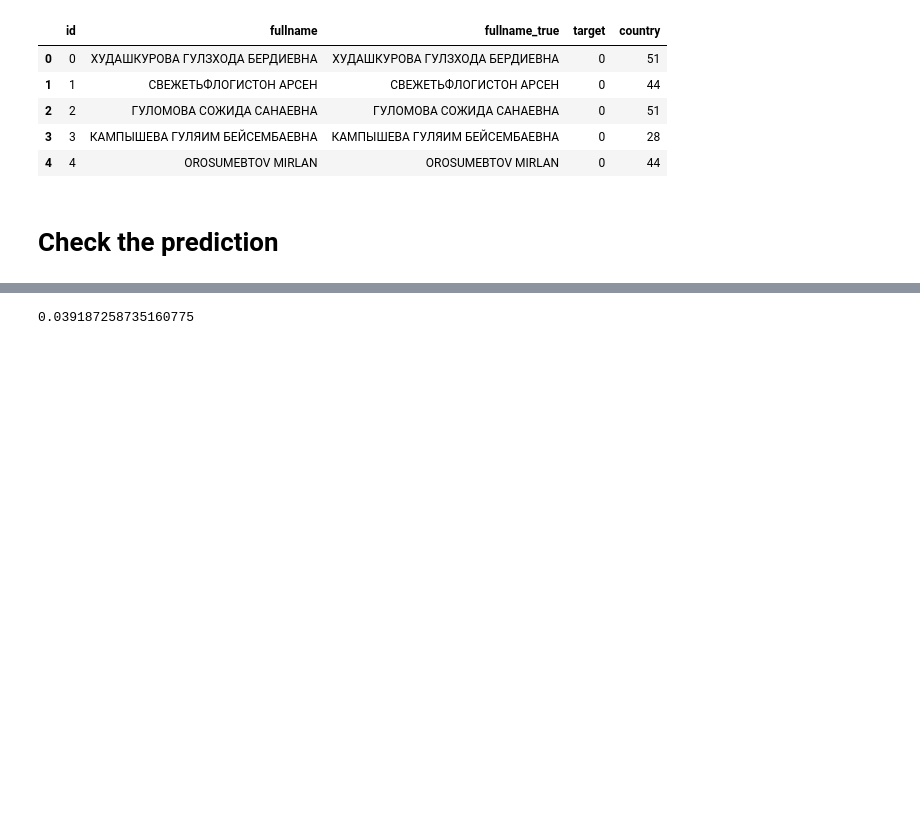
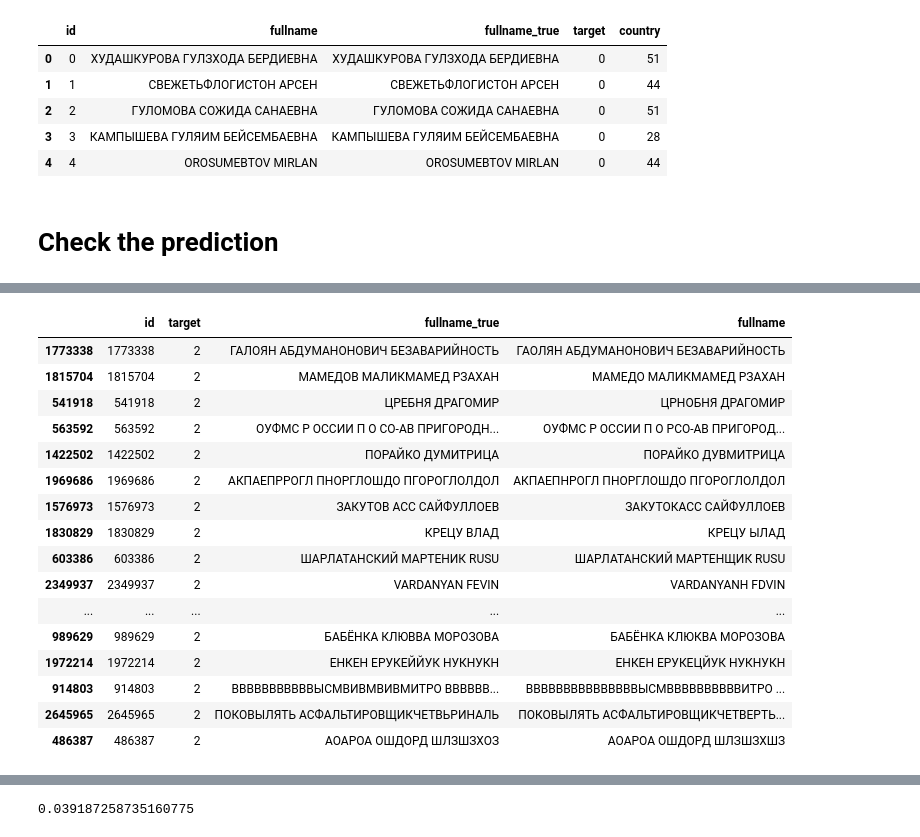
Before and after one commit to snakers4/cft-contest-2018, a Jupyter notebook: src/encoder_decoder.ipynb, the cells around one changed output, grey strips where cells are left out. Cells and saved outputs as stored; diff of their text form; code cells hidden in the pictures; blank space fills up the shorter version.

```diff
--- a/src/encoder_decoder.ipynb
+++ b/src/encoder_decoder.ipynb
@@ -1483,3 +1484,24 @@ predict_df
+# %%
+predict_df[(predict_df.fullname_true != predict_df.fullname)\
+           & (predict_df.target==2)].sample(n=20)
+# %% [output]
+|  | id | target | fullname_true | fullname |
+| 1773338 | 1773338 | 2 | ГАЛОЯН АБДУМАНОНОВИЧ БЕЗАВАРИЙНОСТЬ | ГАОЛЯН АБДУМАНОНОВИЧ БЕЗАВАРИЙНОСТЬ |
+| 1815704 | 1815704 | 2 | МАМЕДОВ МАЛИКМАМЕД РЗАХАН | МАМЕДО МАЛИКМАМЕД РЗАХАН |
+| 541918 | 541918 | 2 | ЦРЕБНЯ ДРАГОМИР | ЦРНОБНЯ ДРАГОМИР |
+| 563592 | 563592 | 2 | ОУФМС Р ОССИИ П О СО-АВ ПРИГОРОДН... | ОУФМС Р ОССИИ П О РСО-АВ ПРИГОРОД... |
+| 1422502 | 1422502 | 2 | ПОРАЙКО ДУМИТРИЦА | ПОРАЙКО ДУВМИТРИЦА |
+| 1969686 | 1969686 | 2 | АКПАЕПРРОГЛ ПНОРГЛОШДО ПГОРОГЛОЛДОЛ | АКПАЕПНРОГЛ ПНОРГЛОШДО ПГОРОГЛОЛДОЛ |
+| 1576973 | 1576973 | 2 | ЗАКУТОВ АСС САЙФУЛЛОЕВ | ЗАКУТОКАСС САЙФУЛЛОЕВ |
+| 1830829 | 1830829 | 2 | КРЕЦУ ВЛАД | КРЕЦУ ЫЛАД |
+| 603386 | 603386 | 2 | ШАРЛАТАНСКИЙ МАРТЕНИК RUSU | ШАРЛАТАНСКИЙ МАРТЕНЩИК RUSU |
+| 2349937 | 2349937 | 2 | VARDANYAN FEVIN | VARDANYANH FDVIN |
+| ... | ... | ... | ... | ... |
+| 989629 | 989629 | 2 | БАБЁНКА КЛЮВВА МОРОЗОВА | БАБЁНКА КЛЮКВА МОРОЗОВА |
+| 1972214 | 1972214 | 2 | ЕНКЕН ЕРУКЕЙЙУК НУКНУКН | ЕНКЕН ЕРУКЕЦЙУК НУКНУКН |
+| 914803 | 914803 | 2 | ВВВВВВВВВВВЫСМВИВМВИВМИТРО ВВВВВВ... | ВВВВВВВВВВВВВВВЫСМВВВВВВВВВВИТРО ... |
+| 2645965 | 2645965 | 2 | ПОКОВЫЛЯТЬ АСФАЛЬТИРОВЩИКЧЕТВЬРИНАЛЬ | ПОКОВЫЛЯТЬ АСФАЛЬТИРОВЩИКЧЕТВЕРТЬ... |
+| 486387 | 486387 | 2 | АОАРОА ОШДОРД ШЛЗШЗХОЗ | АОАРОА ОШДОРД ШЛЗШЗХШЗ |
 # %%
 predict_df[predict_df.fullname_true != predict_df.fullname].target.value_counts()
 # %% [output]
```
Also changed, not shown: parts of 5 cells of this notebook, 2 other files.
